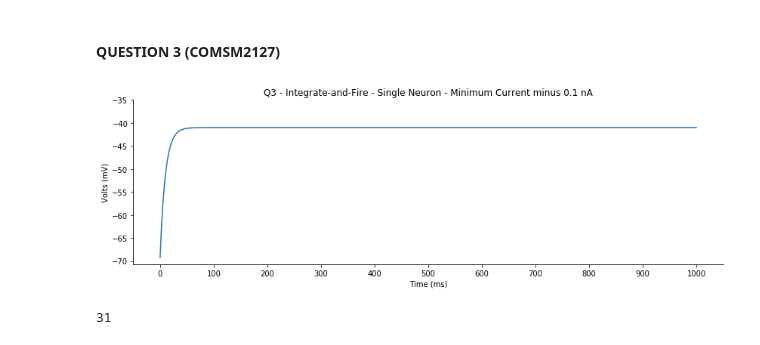
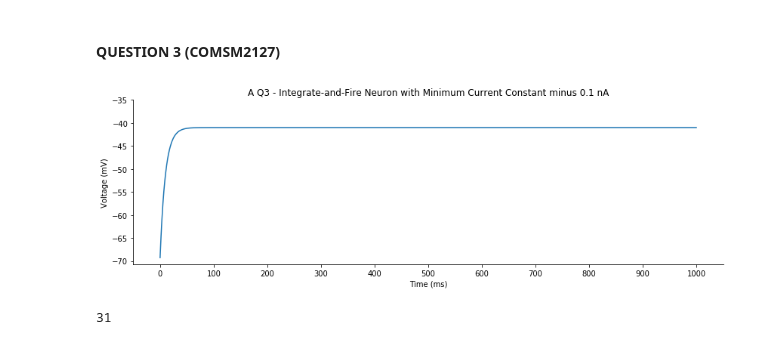
Before and after one commit to leanguardia/cneuroscience-cws, a Jupyter notebook: 3-LIF-Plasticity/A-Integrate-and-Fire.ipynb, the cells around one changed output. Cells and saved outputs as stored; diff of their text form; code cells hidden in the pictures.

```diff
--- a/3-LIF-Plasticity/A-Integrate-and-Fire.ipynb
+++ b/3-LIF-Plasticity/A-Integrate-and-Fire.ipynb
@@ -63,11 +63,11 @@ def plot_q1(title, filename, time, volts):
     ax.spines['top'].set_visible(False)
     ax.set_title(title)
     ax.set_xlabel("Time (ms)")
-    ax.set_ylabel("Volts (mV)")
+    ax.set_ylabel("Voltage (mV)")
     ax.plot(time, volts)
     ax.set_yticks(range(-70,-30,5))
     ax.set_xticks(range(0,1001,100))
     fig.savefig(f"plots/{filename}.png", bbox_inches='tight', pad_inches=0.2, dpi=100)
-title = "Q1 - Integrate-and-Fire - Single Neuron"
+title = "A Q1 - Integrate-and-Fire Neuron"
 plot_q1(title, 'q1', time, volts)
 # %% [output]
@@ -184,10 +184,10 @@ v_reset = -70
 v_threshold = -40
 time, volts = q1_euler(args, v_reset, v_threshold)
 # %%
-title = "Q3 - Integrate-and-Fire - Single Neuron - Minimum Current minus 0.1 nA"
+title = "A Q3 - Integrate-and-Fire Neuron with Minimum Current Constant minus 0.1 nA"
 plot_q1(title, "q3_2", time, volts)
 # %% [output]
-[figure, old version]
+[figure, new version]
 # %%
 args = {
     'leak_potential': -70,     # E_L
```
Also changed, not shown: parts of 6 cells of this notebook, 5 other files.
